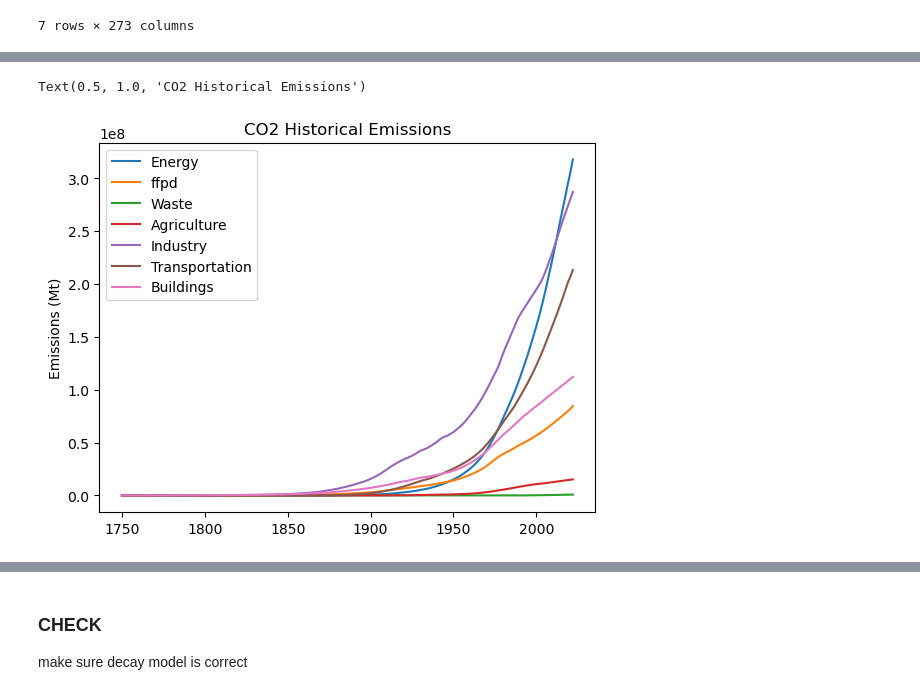
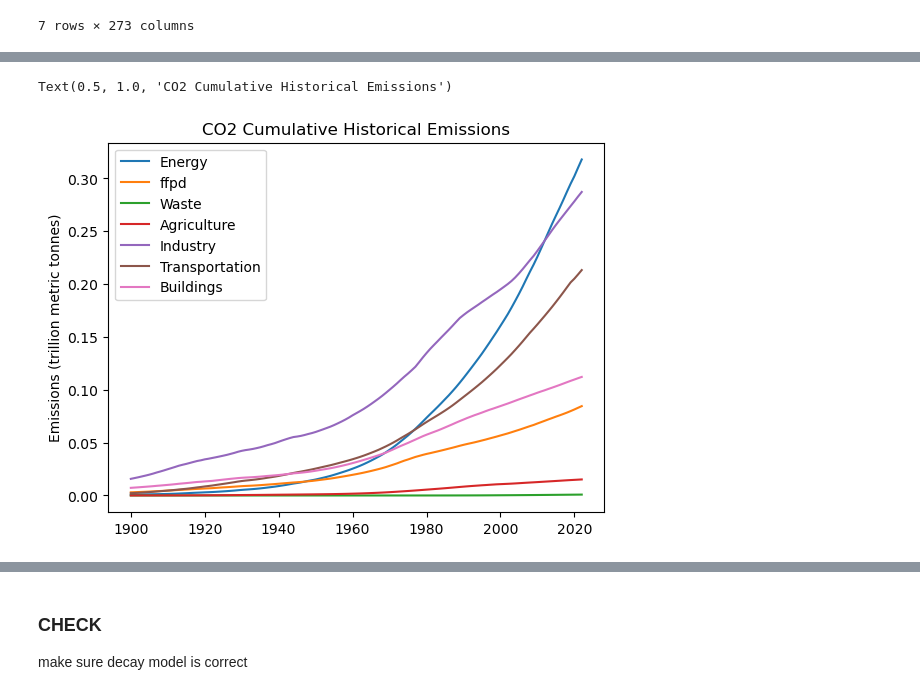
Before and after one commit to bwalkowiak/Anthropogenic-Climate-Forcers, a Jupyter notebook: Anthropogenic Climate Forcers.ipynb, the cells around one changed output, grey strips where cells are left out. Cells and saved outputs as stored; diff of their text form; code cells hidden in the pictures.

```diff
--- a/Anthropogenic Climate Forcers.ipynb
+++ b/Anthropogenic Climate Forcers.ipynb
@@ -583,12 +550,13 @@ co2_decay_use
 # %%
-co2_hist_decayc.T.plot()
+# historical cumulative decayed sectoral emissions for each year in time series
+co2_hist_decayc.T.iloc[150:,:].div(1e9).plot()
 
-plt.ylabel('Emissions (Mt)')
+plt.ylabel('Emissions (trillion metric tonnes)')
 
 plt.legend(loc='upper left')
 
-plt.title('CO2 Historical Emissions')
+plt.title('CO2 Cumulative Historical Emissions')
 # %% [output]
-Text(0.5, 1.0, 'CO2 Historical Emissions')
+Text(0.5, 1.0, 'CO2 Cumulative Historical Emissions')
-[figure, old version]
+[figure, new version]
 # %%
```
Also changed, not shown: parts of 331 cells of this notebook.
